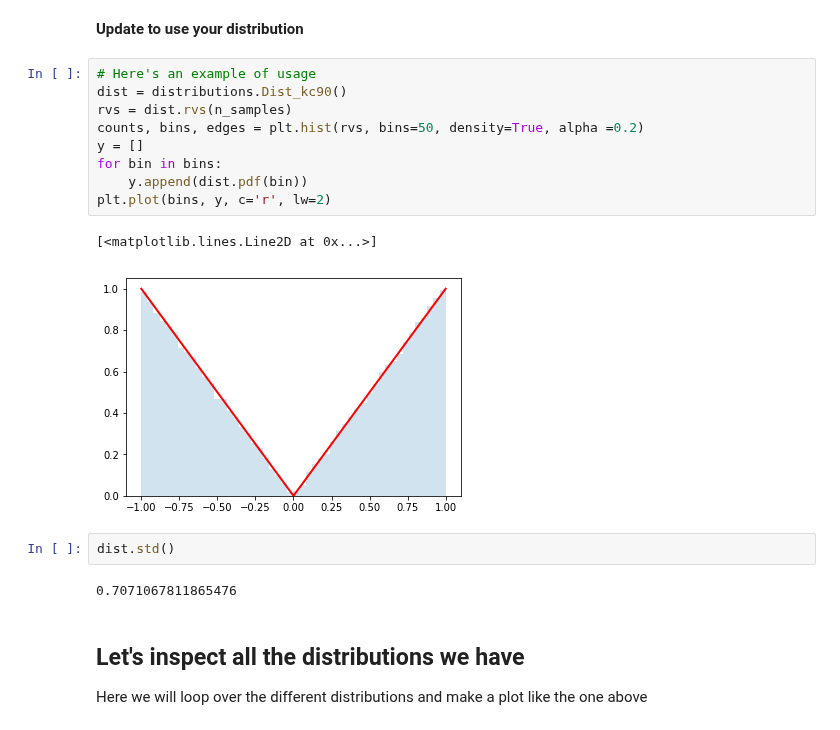
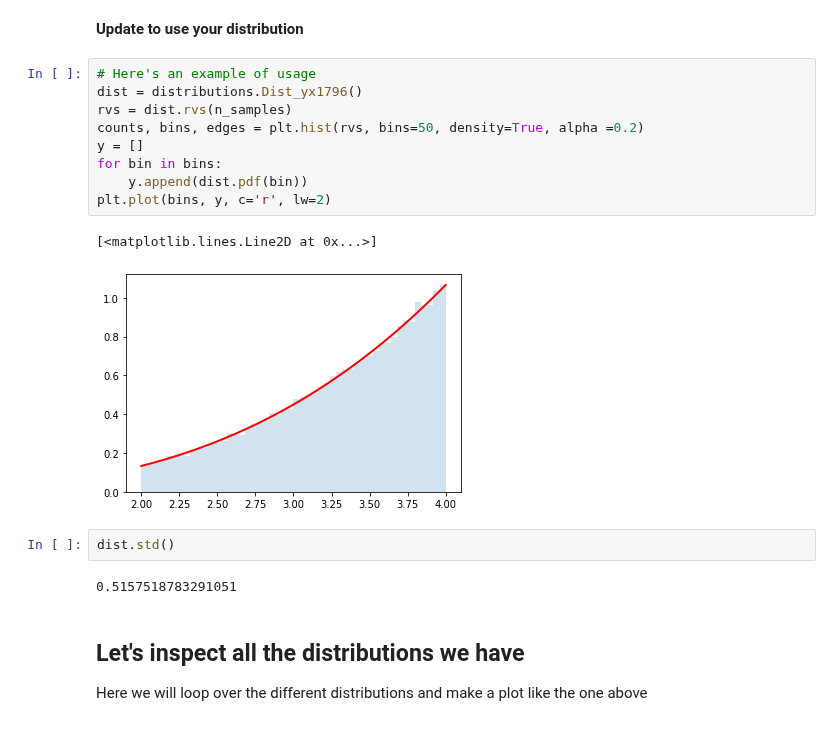
Before and after one commit to cranmer/intro-exp-phys-II, a Jupyter notebook: Central-Limit-Theorem.ipynb, the cells around one changed output. Cells and saved outputs as stored; diff of their text form.

```diff
--- a/Central-Limit-Theorem.ipynb
+++ b/Central-Limit-Theorem.ipynb
@@ -195,20 +182,20 @@ n_samples = 100000
 **Update to use your distribution**
 # %%
 # Here's an example of usage
-dist = distributions.Dist_kc90()
+dist = distributions.Dist_yx1796()
 rvs = dist.rvs(n_samples)
 counts, bins, edges = plt.hist(rvs, bins=50, density=True, alpha =0.2)
 y = []
 for bin in bins:
     y.append(dist.pdf(bin))
 plt.plot(bins, y, c='r', lw=2)
 # %% [output]
 [<matplotlib.lines.Line2D at 0x...>]
-[figure, old version]
+[figure, new version]
 # %%
 dist.std()
 # %% [output]
-0.7071067811865476
+0.5157518783291051
 # %% [markdown]
 ## Let's inspect all the distributions we have
 
```
Also changed, not shown: parts of 14 cells of this notebook.
